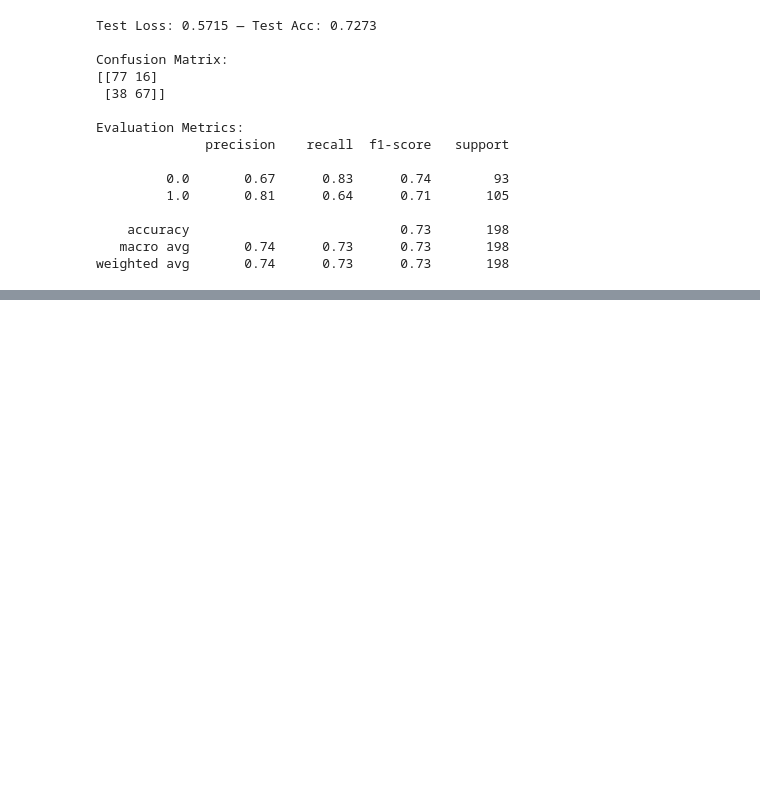
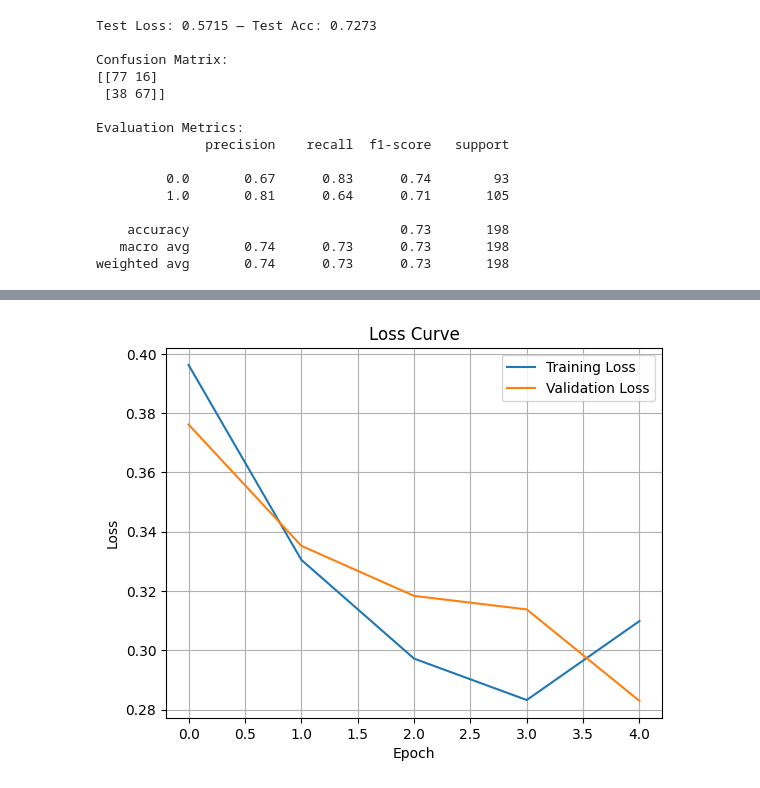
Before and after one commit to 7sr7/Projs-in-AI-HW-5, a Jupyter notebook: Silvestre_Projs_in_AI_HW_5.ipynb, the cells around one changed output, grey strips where cells are left out. Saved outputs shown, nothing was run; the diff lists cells and outputs as text; code cells hidden in the pictures; blank space fills up the shorter version.

```diff
--- a/Silvestre_Projs_in_AI_HW_5.ipynb
+++ b/Silvestre_Projs_in_AI_HW_5.ipynb
@@ -666,4 +521,0 @@ plt.show()
-# %%
-for images, _ in trainLoader:   # ignore labels
-    outputs, mu, logvar = vae(images)
-    loss = vae_loss(outputs, images, mu, logvar)
@@ -671,0 +544,23 @@ for images, _ in trainLoader:   # ignore labels
+# %%
+criterion = nn.BCELoss()
+optimizer = optim.Adam(model.fc.parameters(), lr=0.001)
+# %%
+resNetTransform = transforms.Compose([
+    transforms.Resize((112, 112)),
+    transforms.ToTensor(),
+
+    # standard ImageNet normalization...
+    transforms.Normalize([0.485, 0.456, 0.406], [0.229, 0.224, 0.225])
+])
+
+resDataset = datasets.ImageFolder(root=data, transform=resNetTransform)
+
+trainResSize = int(.8 * len(resDataset))
+valResSize = int(.1 * len(resDataset))
+testResSize = len(resDataset) - trainResSize - valResSize
+
+
+trainResSet, valResSet, testResSet = random_split(resDataset, [trainResSize, valResSize, testResSize])
+trainResLoader = DataLoader(trainResSet, batch_size=64, shuffle=True)
+valResLoader = DataLoader(valResSet, batch_size=64, shuffle=False)
+testResLoader = DataLoader(testResSet, batch_size=64, shuffle=False)
@@ -671,0 +688,14 @@ for images, _ in trainLoader:   # ignore labels
+# %%
+# plotting loss...
+plt.plot(train_losses, label='Training Loss')
+plt.plot(val_losses, label='Validation Loss')
+
+plt.title('Loss Curve')
+plt.xlabel('Epoch')
+plt.ylabel('Loss')
+
+plt.legend()
+plt.grid(True)
+plt.show()
+# %% [output]
+[figure, added]
```
Also changed, not shown: parts of 67 cells of this notebook.
